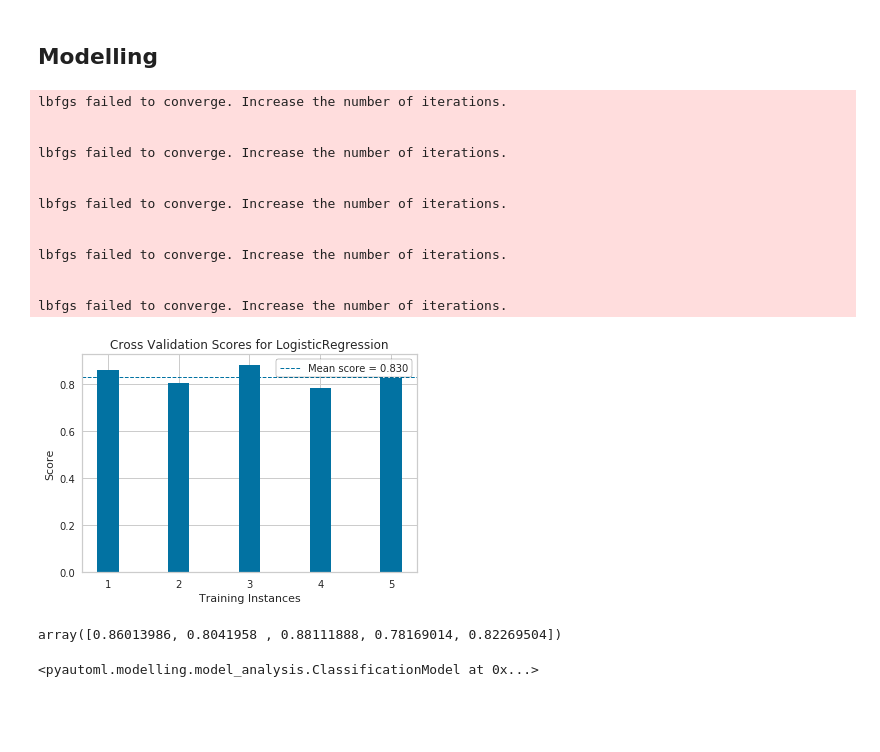
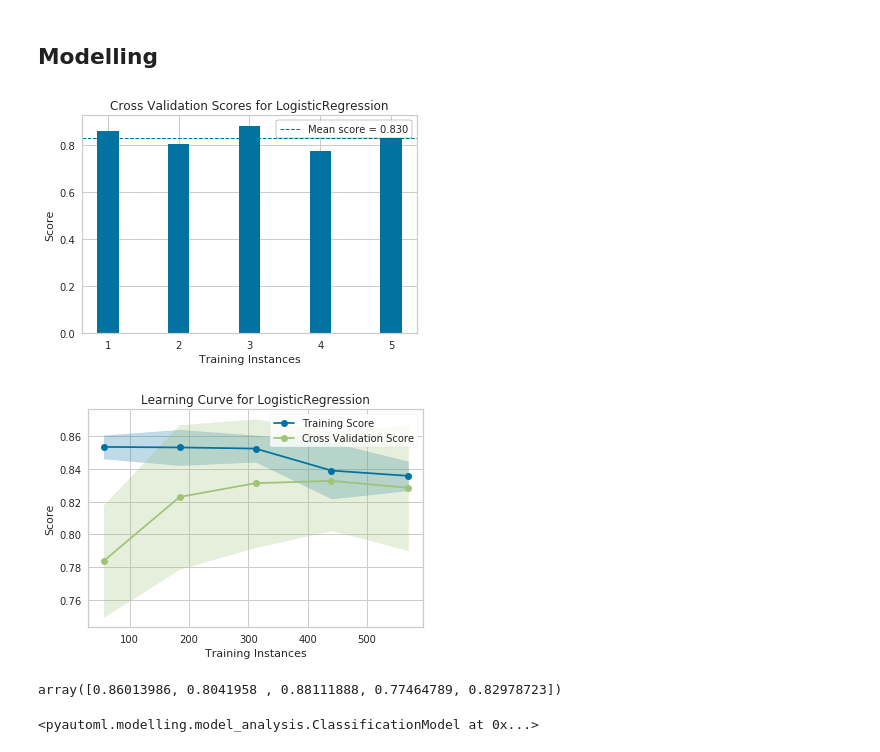
Before and after one commit to Ashton-Sidhu/aethos, a Jupyter notebook: examples/PyautoML Titanic.ipynb, the cells around one changed output. Cells and saved outputs as stored; diff of their text form; code cells hidden in the pictures; blank space fills up the shorter version.

```diff
--- a/examples/PyautoML Titanic.ipynb
+++ b/examples/PyautoML Titanic.ipynb
@@ -278,21 +278,9 @@ feature.onehot_encode('Person', 'Embarked', 'Title', 'Pclass', keep_col=False)
 # %%
 model = Model(feature)
 # %%
-model.logistic_regression(cv=True, run=False, max)
+model.logistic_regression(cv=True, learning_curve=True, run=False, max_iter=1000)
 # %% [output]
+[figure]
+[figure, added]
-lbfgs failed to converge. Increase the number of iterations.
-
-
-lbfgs failed to converge. Increase the number of iterations.
-
-
-lbfgs failed to converge. Increase the number of iterations.
-
-
-lbfgs failed to converge. Increase the number of iterations.
-
-
-lbfgs failed to converge. Increase the number of iterations.
+array([0.86013986, 0.8041958 , 0.88111888, 0.77464789, 0.82978723])
-[figure]
-array([0.86013986, 0.8041958 , 0.88111888, 0.78169014, 0.82269504])
 # %%
```
Also changed, not shown: parts of 7 cells of this notebook, 1 other file.
